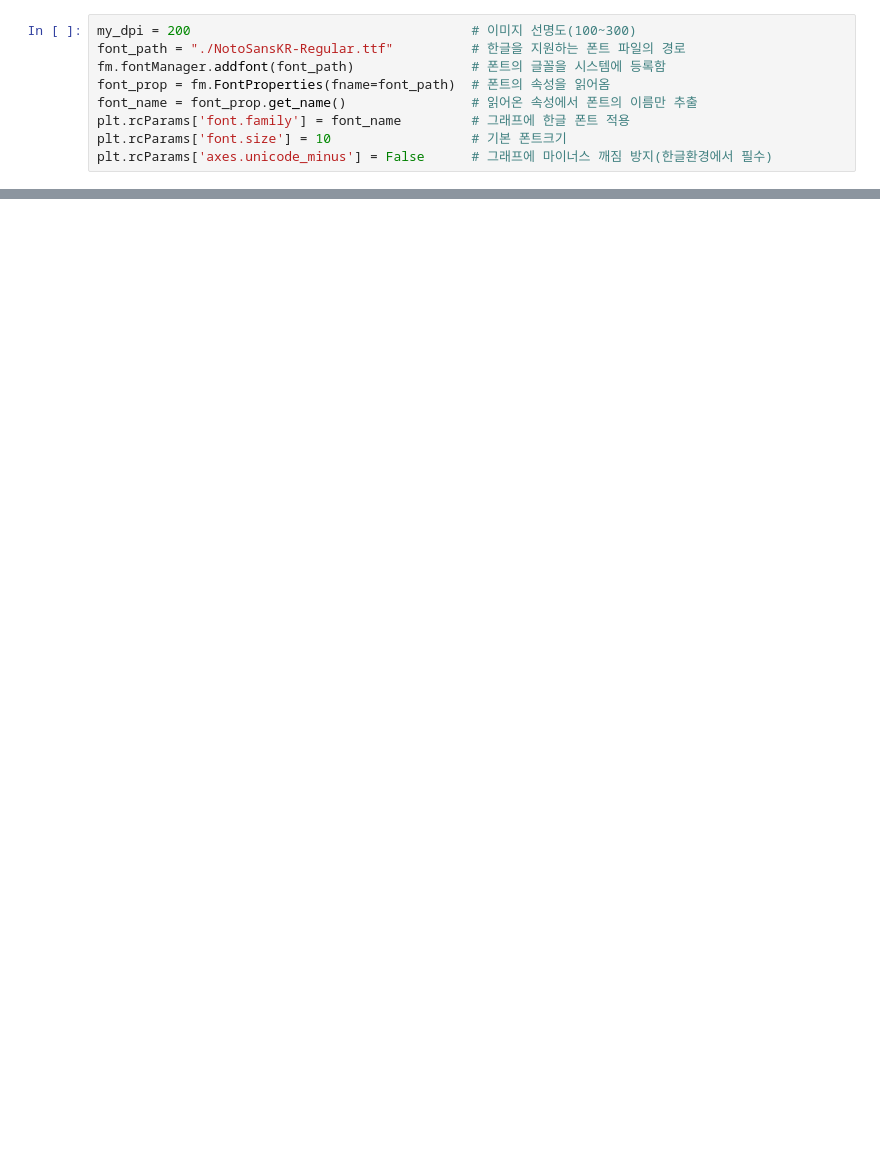
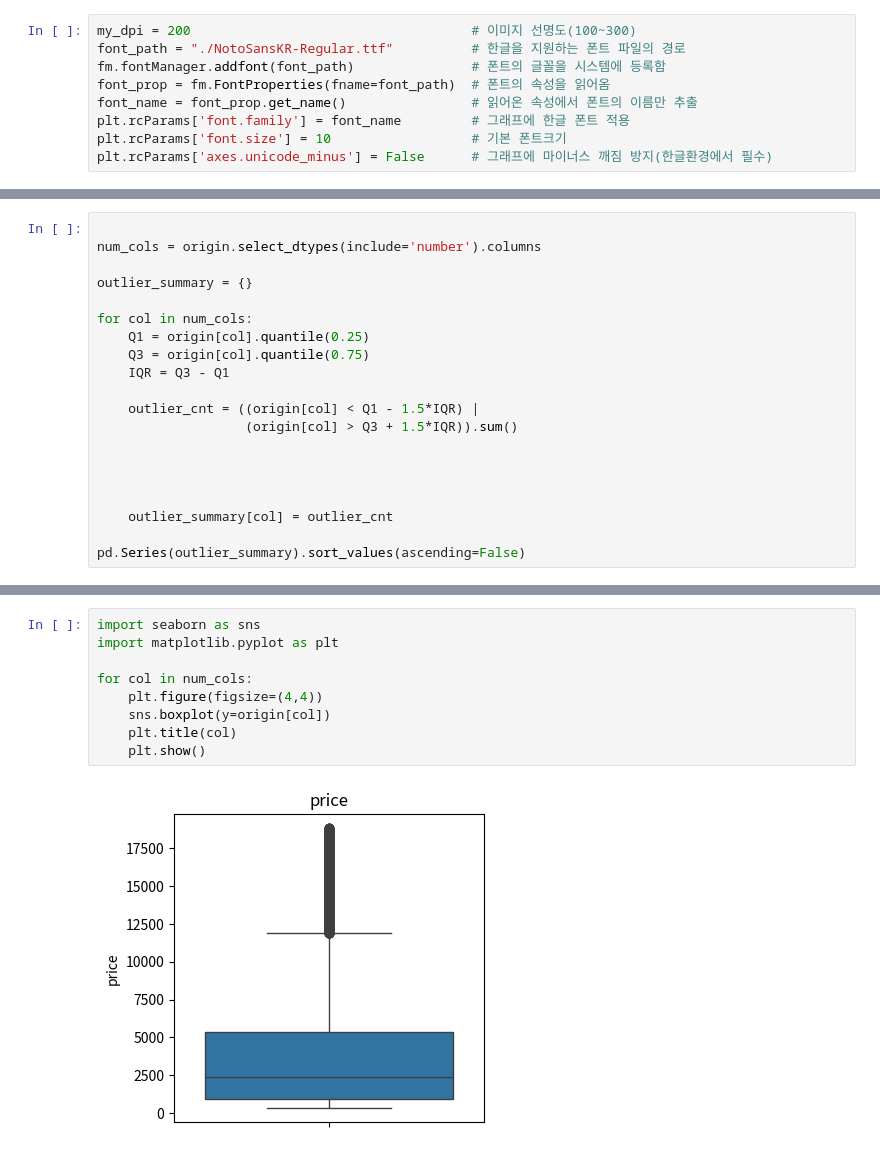
Before and after one commit to jyhong0207-netizen/python-study, a Jupyter notebook: DATA ANALYSIS BASIC/다이아몬드 과제.ipynb, the cells around one changed output, grey strips where cells are left out. Cells and saved outputs as stored; diff of their text form; blank space fills up the shorter version.

```diff
--- a/DATA ANALYSIS BASIC/다이아몬드 과제.ipynb
+++ b/DATA ANALYSIS BASIC/다이아몬드 과제.ipynb
@@ -70,0 +87,20 @@ None
+# %%
+
+num_cols = origin.select_dtypes(include='number').columns
+
+outlier_summary = {}
+
+for col in num_cols:
+    Q1 = origin[col].quantile(0.25)
+    Q3 = origin[col].quantile(0.75)
+    IQR = Q3 - Q1
+
+    outlier_cnt = ((origin[col] < Q1 - 1.5*IQR) |
+                   (origin[col] > Q3 + 1.5*IQR)).sum()
+
+
+
+
+    outlier_summary[col] = outlier_cnt
+
+pd.Series(outlier_summary).sort_values(ascending=False)
@@ -70,0 +116,11 @@ None
+# %%
+import seaborn as sns
+import matplotlib.pyplot as plt
+
+for col in num_cols:
+    plt.figure(figsize=(4,4))
+    sns.boxplot(y=origin[col])
+    plt.title(col)
+    plt.show()
+# %% [output]
+[figure, added]
```
Also changed, not shown: parts of 27 cells of this notebook, 1 other file.
